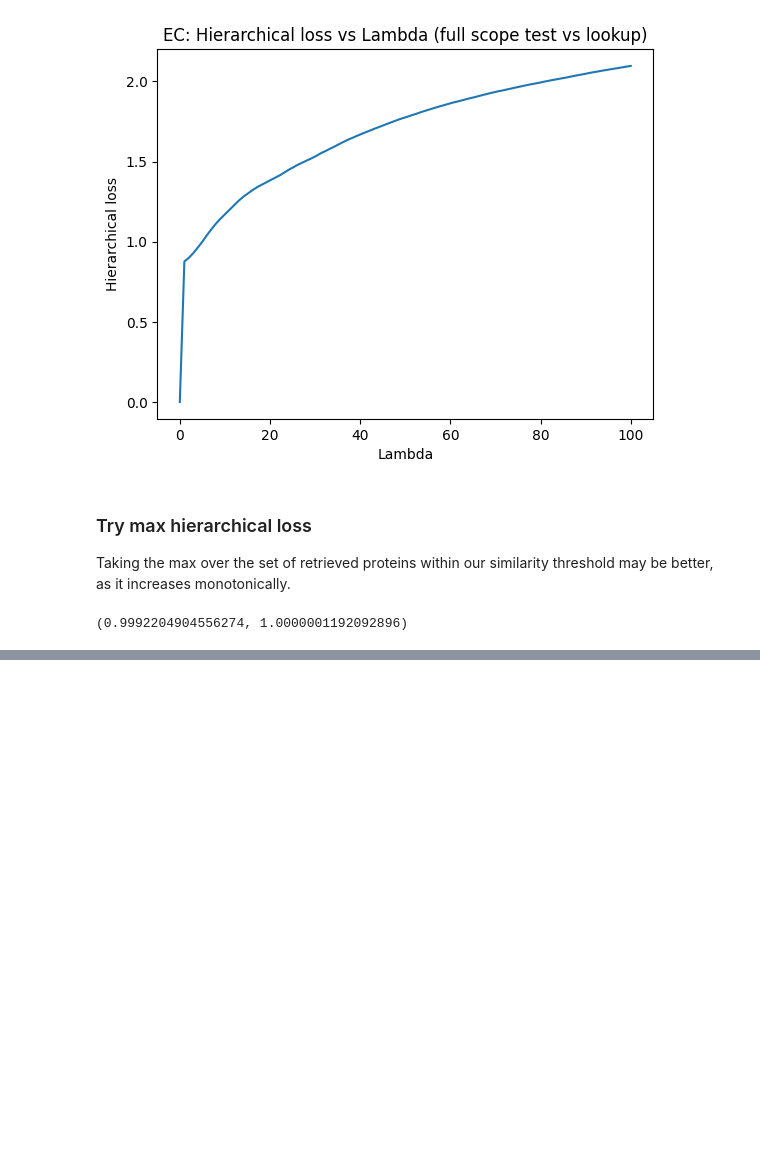
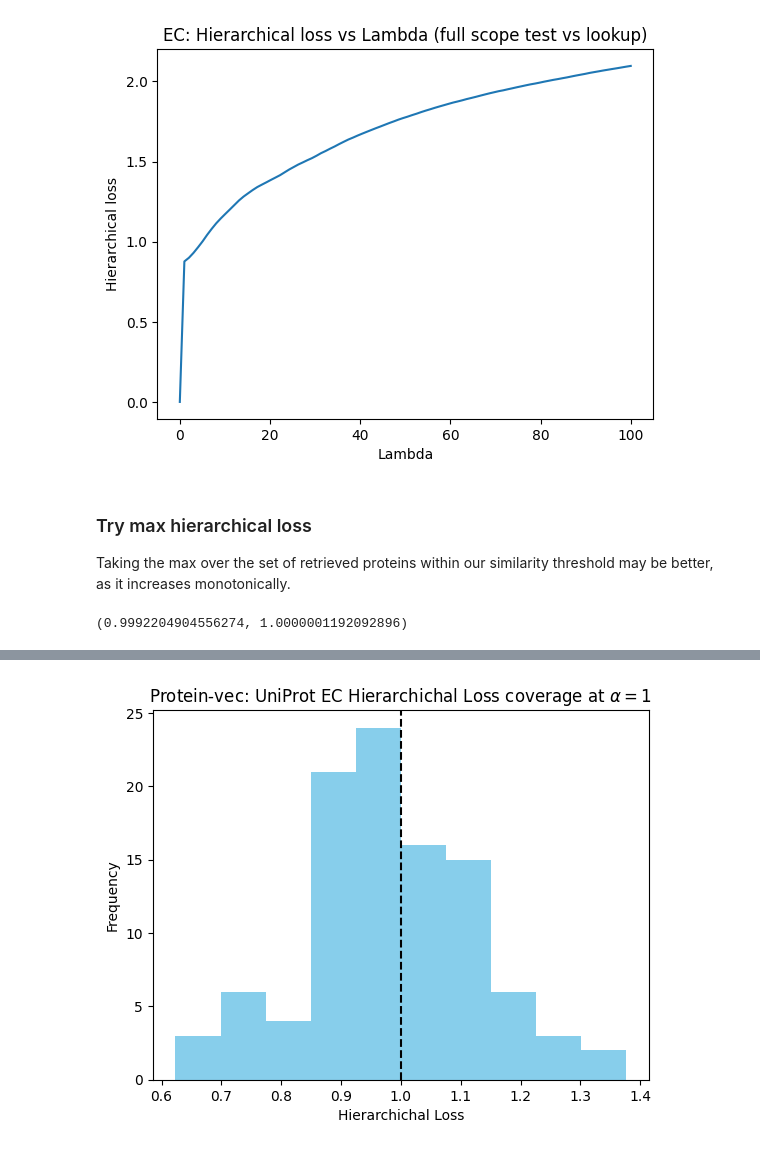
Before and after one commit to ronboger/conformal-protein-retrieval, a Jupyter notebook: ec/analyze_ec_hierarchical_loss_protein_vec.ipynb, the cells around one changed output, grey strips where cells are left out. Drawn from its saved outputs; the diff is of its cells as text; code cells hidden in the pictures; blank space fills up the shorter version.

```diff
--- a/ec/analyze_ec_hierarchical_loss_protein_vec.ipynb
+++ b/ec/analyze_ec_hierarchical_loss_protein_vec.ipynb
@@ -140,0 +143,32 @@ plt.show()
+# %%
+from protein_conformal.util import get_thresh_max_hierarchical, validate_lhat_new, risk, calculate_true_positives
+num_trials = 100
+alpha = 1 # max avg. loss we want (on average, each protein retrieved is at most divergent at the family level only)
+n_calib = 300 # NOTE: 300 calib, 100 test for now.
+risks = []
+tprs = []
+lhats = []
+test_losses = []
+for trial in range(num_trials):
+    # Randomly split data into calibration and test sets
+    np.random.shuffle(near_ids)
+    cal_data = near_ids[:n_calib]
+    test_data = near_ids[n_calib:]
+    #X_cal, y_cal = get_sims_labels(cal_data, partial=False)
+    #X_test, y_test_exact = get_sims_labels(test_data, partial=False)
+
+    lhat, _ = get_thresh_max_hierarchical(cal_data, x, alpha)
+    test_loss = get_hierarchical_max_loss(test_data, lhat)
+    test_losses.append(test_loss)
+
+    #lhat, fdr_cal = get_thresh_FDR(y_cal, X_cal, alpha, delta=0.5, N=100)
+    lhats.append(lhat)
+    # print(X_test.shape)
+    # print(y_test_exact.shape)
+    #risks.append(risk(X_test, y_test_exact, lhat))
+    #tprs.append(calculate_true_positives(X_test, y_test_exact, lhat))
+
+    print(f'Trial {trial+1}: Lambda: {lhat:.2f}, Test loss: {test_loss:.2f}')
+
+    #error, fraction_inexact, error_partial, fraction_partial = validate_lhat(test_data, lhat)
+    #print(f'Trial {trial+1}: Ex&!Id/Ex: {error:.2f}, In/Id: {fraction_inexact:.2f}, Pa&!Id/Pa: {error_partial:.2f}, Pa&Id/Id: {fraction_partial:.2f}')
@@ -140,0 +193,10 @@ plt.show()
+# %%
+import matplotlib.pyplot as plt
+plt.hist(np.array(test_losses), label="Loss", color="skyblue")
+plt.axvline(alpha, color='black', linestyle='--')
+plt.xlabel('Hierarchichal Loss')
+plt.ylabel('Frequency')
+plt.title(rf'Protein-vec: UniProt EC Hierarchichal Loss coverage at $\alpha={alpha}$')
+plt.savefig(f'alpha_{alpha}_risk_histogram.pdf')
+# %% [output]
+[figure, added]
```
Also changed, not shown: parts of 9 cells of this notebook, 3 other files.
